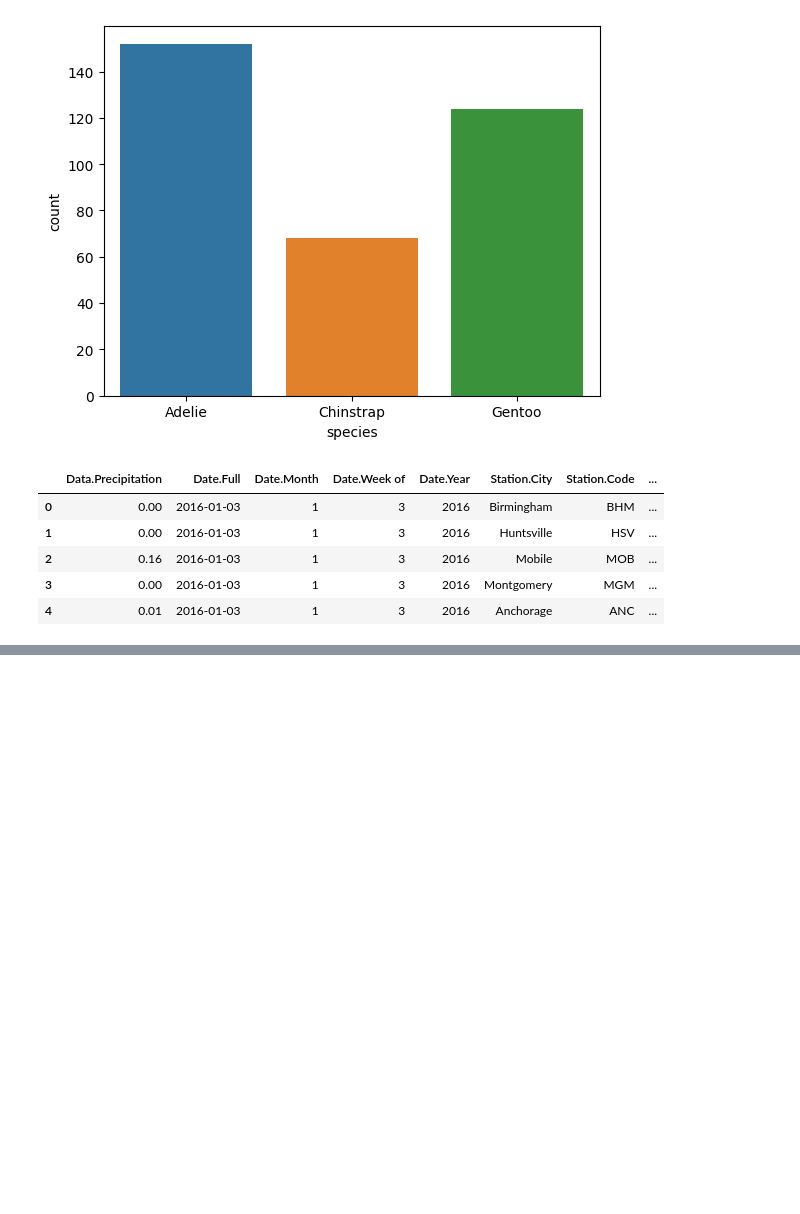
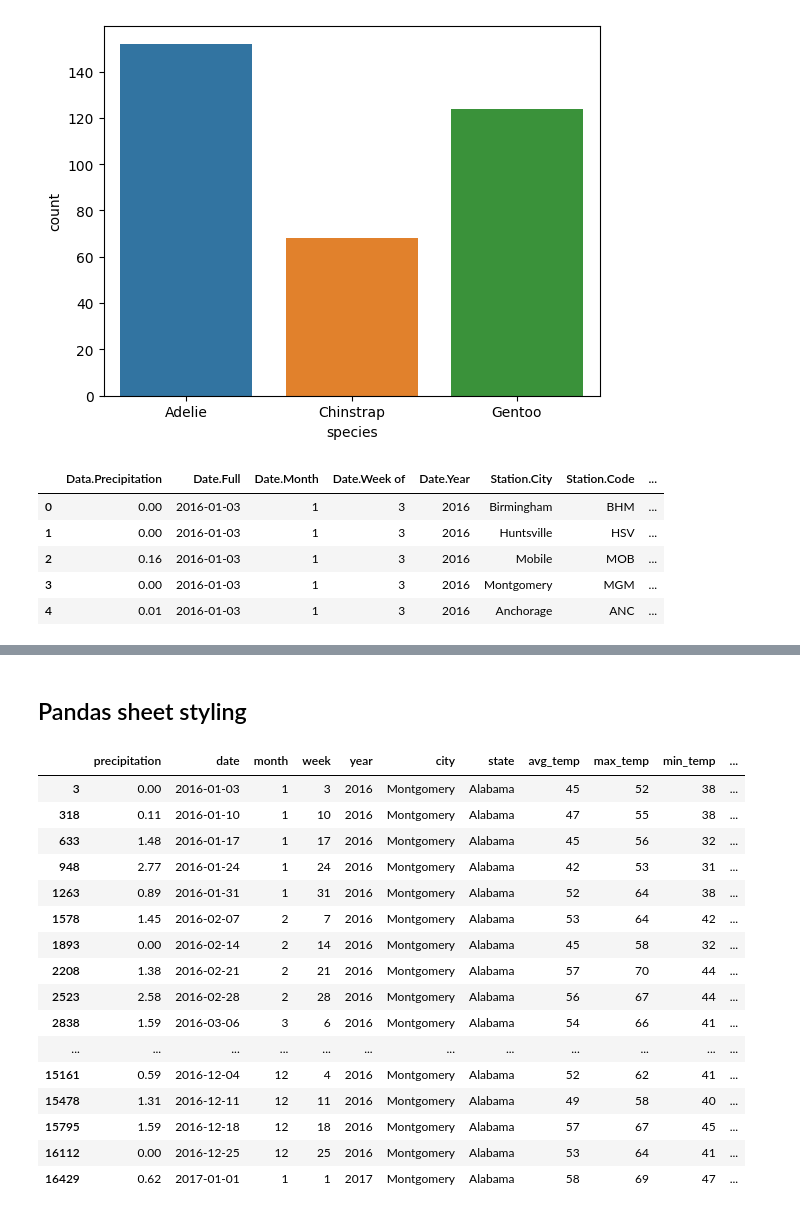
Before and after one commit to ashutoshshubham/python-DS, a Jupyter notebook: datascience/dataAnalytics2.ipynb, the cells around one changed output, grey strips where cells are left out. Saved outputs shown, nothing was run; the diff lists cells and outputs as text; code cells hidden in the pictures; blank space fills up the shorter version.

```diff
--- a/datascience/dataAnalytics2.ipynb
+++ b/datascience/dataAnalytics2.ipynb
@@ -78,0 +83,2 @@ weatherdf.head()
+# %%
+weatherdf.columns = ['precipitation','date','month','week','year','city','code','location','state','avg_temp','max_temp','min_temp','wind_direction','wind_speed']
@@ -78,0 +94,2 @@ weatherdf.head()
+# %%
+weatherdf.drop(columns = ['code','location'],inplace = True)   #test run without inplace=True, then add and run again
@@ -78,0 +112,23 @@ weatherdf.head()
+# %% [markdown]
+## Pandas sheet styling
+# %%
+city_df = weatherdf[weatherdf['city'] == 'Montgomery']
+city_df
+# %% [output]
+|  | precipitation | date | month | week | year | city | state | avg_temp | max_temp | min_temp | ... |
+| 3 | 0.00 | 2016-01-03 | 1 | 3 | 2016 | Montgomery | Alabama | 45 | 52 | 38 | ... |
+| 318 | 0.11 | 2016-01-10 | 1 | 10 | 2016 | Montgomery | Alabama | 47 | 55 | 38 | ... |
+| 633 | 1.48 | 2016-01-17 | 1 | 17 | 2016 | Montgomery | Alabama | 45 | 56 | 32 | ... |
+| 948 | 2.77 | 2016-01-24 | 1 | 24 | 2016 | Montgomery | Alabama | 42 | 53 | 31 | ... |
+| 1263 | 0.89 | 2016-01-31 | 1 | 31 | 2016 | Montgomery | Alabama | 52 | 64 | 38 | ... |
+| 1578 | 1.45 | 2016-02-07 | 2 | 7 | 2016 | Montgomery | Alabama | 53 | 64 | 42 | ... |
+| 1893 | 0.00 | 2016-02-14 | 2 | 14 | 2016 | Montgomery | Alabama | 45 | 58 | 32 | ... |
+| 2208 | 1.38 | 2016-02-21 | 2 | 21 | 2016 | Montgomery | Alabama | 57 | 70 | 44 | ... |
+| 2523 | 2.58 | 2016-02-28 | 2 | 28 | 2016 | Montgomery | Alabama | 56 | 67 | 44 | ... |
+| 2838 | 1.59 | 2016-03-06 | 3 | 6 | 2016 | Montgomery | Alabama | 54 | 66 | 41 | ... |
+| ... | ... | ... | ... | ... | ... | ... | ... | ... | ... | ... | ... |
+| 15161 | 0.59 | 2016-12-04 | 12 | 4 | 2016 | Montgomery | Alabama | 52 | 62 | 41 | ... |
+| 15478 | 1.31 | 2016-12-11 | 12 | 11 | 2016 | Montgomery | Alabama | 49 | 58 | 40 | ... |
+| 15795 | 1.59 | 2016-12-18 | 12 | 18 | 2016 | Montgomery | Alabama | 57 | 67 | 45 | ... |
+| 16112 | 0.00 | 2016-12-25 | 12 | 25 | 2016 | Montgomery | Alabama | 53 | 64 | 41 | ... |
+| 16429 | 0.62 | 2017-01-01 | 1 | 1 | 2017 | Montgomery | Alabama | 58 | 69 | 47 | ... |
```
Also changed, not shown: parts of 17 cells of this notebook, 12 other files.
